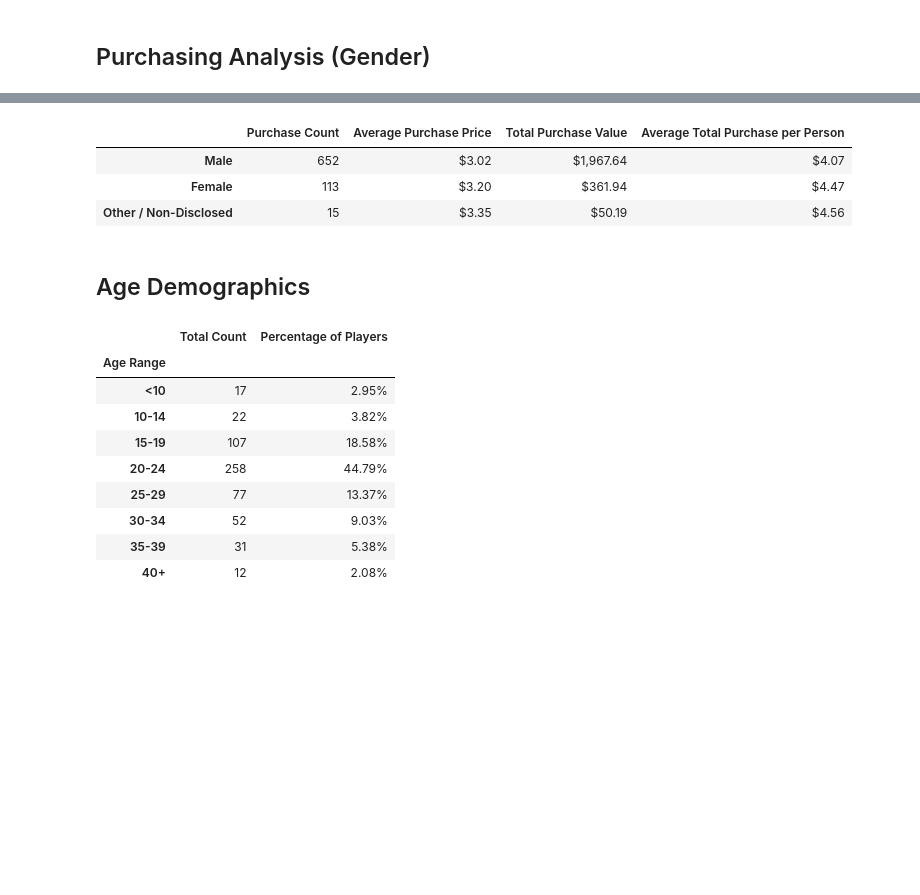
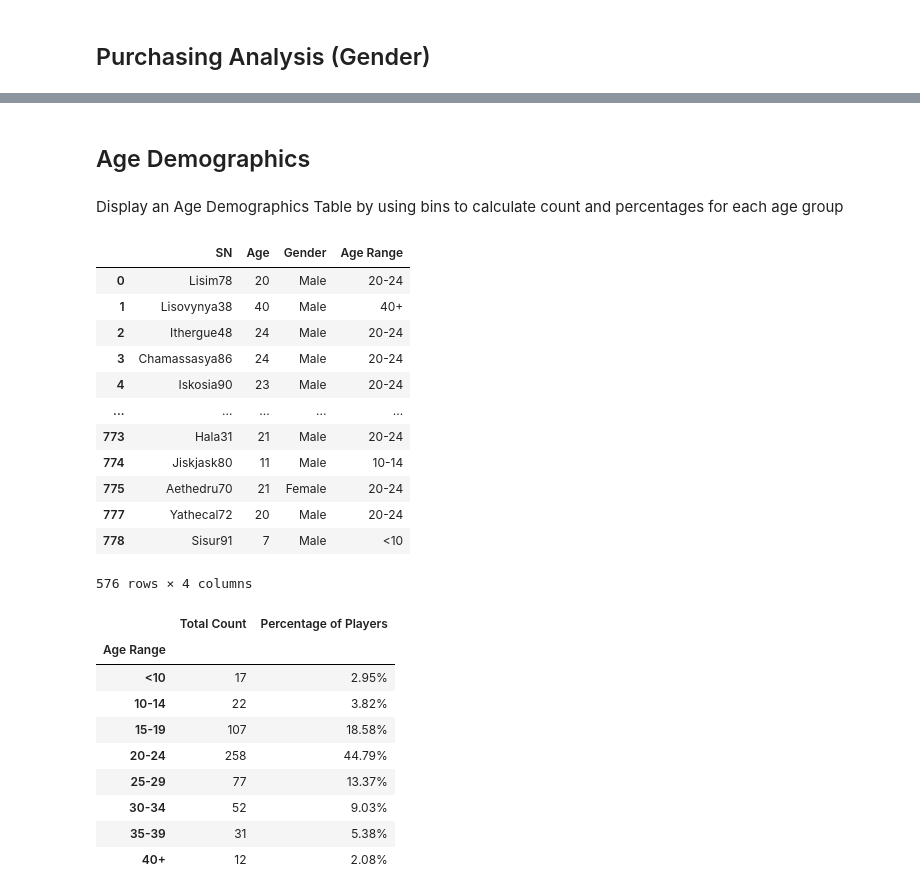
Before and after one commit to ic17rey/pandas-challenge, a Jupyter notebook: HeroesOfPymoli/HeroesOfPymoli.ipynb, the cells around one changed output, grey strips where cells are left out. Drawn from its saved outputs; the diff is of its cells as text; code cells hidden in the pictures; blank space fills up the shorter version.

```diff
--- a/HeroesOfPymoli/HeroesOfPymoli.ipynb
+++ b/HeroesOfPymoli/HeroesOfPymoli.ipynb
@@ -157,8 +180,0 @@ count_gender_all_df['Total Purchase Value'] = total_purchase_by_gender
-# %%
-count_gender_all_df['Average Total Purchase per Person'] = average_purchase_per_person
-count_gender_all_df
-# %% [output]
-|  | Purchase Count | Average Purchase Price | Total Purchase Value | Average Total Purchase per Person |
-| Male | 652 | $3.02 | $1,967.64 | $4.07 |
-| Female | 113 | $3.20 | $361.94 | $4.47 |
-| Other / Non-Disclosed | 15 | $3.35 | $50.19 | $4.56 |
@@ -179,3 +181,5 @@ count_gender_all_df
 # %% [markdown]
 ## Age Demographics
+# %% [markdown]
+Display an Age Demographics Table by using bins to calculate count and percentages for each age group
 # %%
@@ -184,10 +188,26 @@ pd.options.display.float_format = '{:.2f}%'.format
 # %%
 # Create age bins for the players to span from 0 to > max age
 # max_age = players_df['Age'].max(), result is 45
 players = gaming_df[['SN', 'Age', 'Gender']].drop_duplicates()
 
 bins = [0, 9, 14, 19, 24, 29, 34, 39, 99]
 group_names = ['<10', '10-14', '15-19', '20-24', '25-29', '30-34', '35-39', '40+']
 
 players['Age Range'] = pd.cut(players_df['Age'], bins, labels=group_names)
+
+players
+# %% [output]
+|  | SN | Age | Gender | Age Range |
+| 0 | Lisim78 | 20 | Male | 20-24 |
+| 1 | Lisovynya38 | 40 | Male | 40+ |
+| 2 | Ithergue48 | 24 | Male | 20-24 |
+| 3 | Chamassasya86 | 24 | Male | 20-24 |
+| 4 | Iskosia90 | 23 | Male | 20-24 |
+| ... | ... | ... | ... | ... |
+| 773 | Hala31 | 21 | Male | 20-24 |
+| 774 | Jiskjask80 | 11 | Male | 10-14 |
+| 775 | Aethedru70 | 21 | Female | 20-24 |
+| 777 | Yathecal72 | 20 | Male | 20-24 |
+| 778 | Sisur91 | 7 | Male | <10 |
+576 rows × 4 columns
 # %%
```
Also changed, not shown: parts of 29 cells of this notebook.
